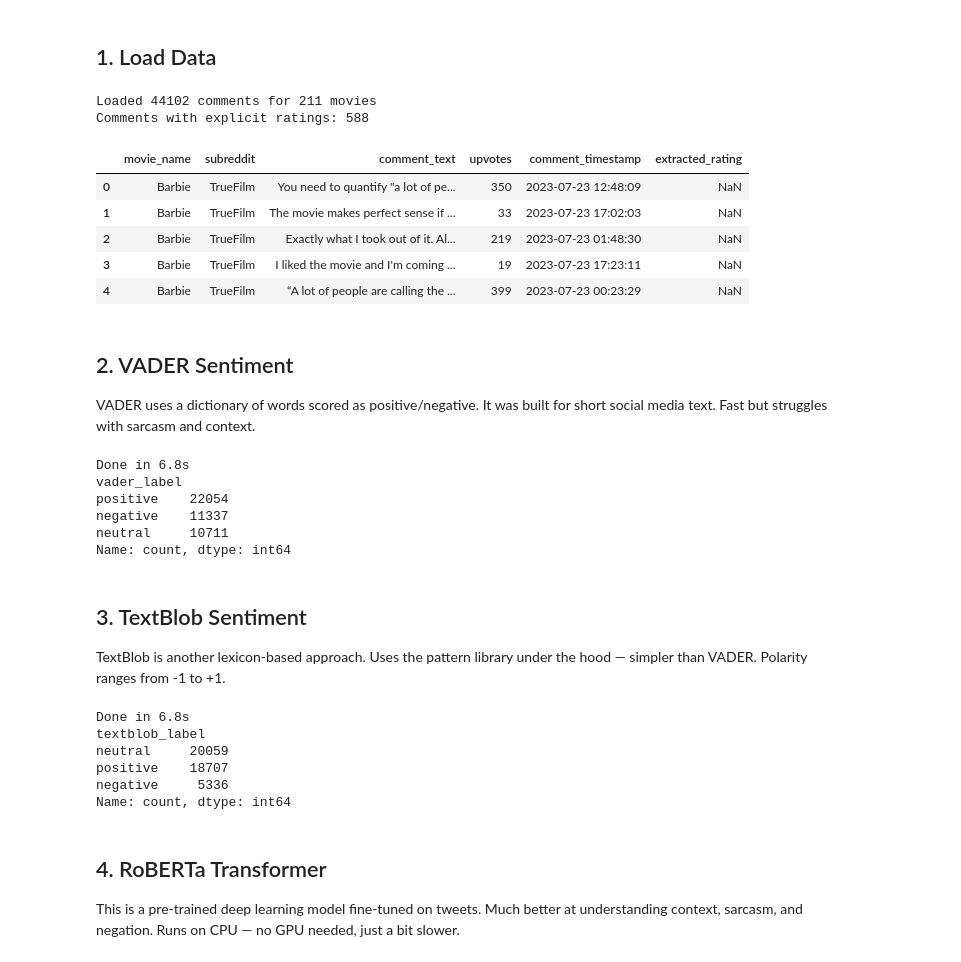
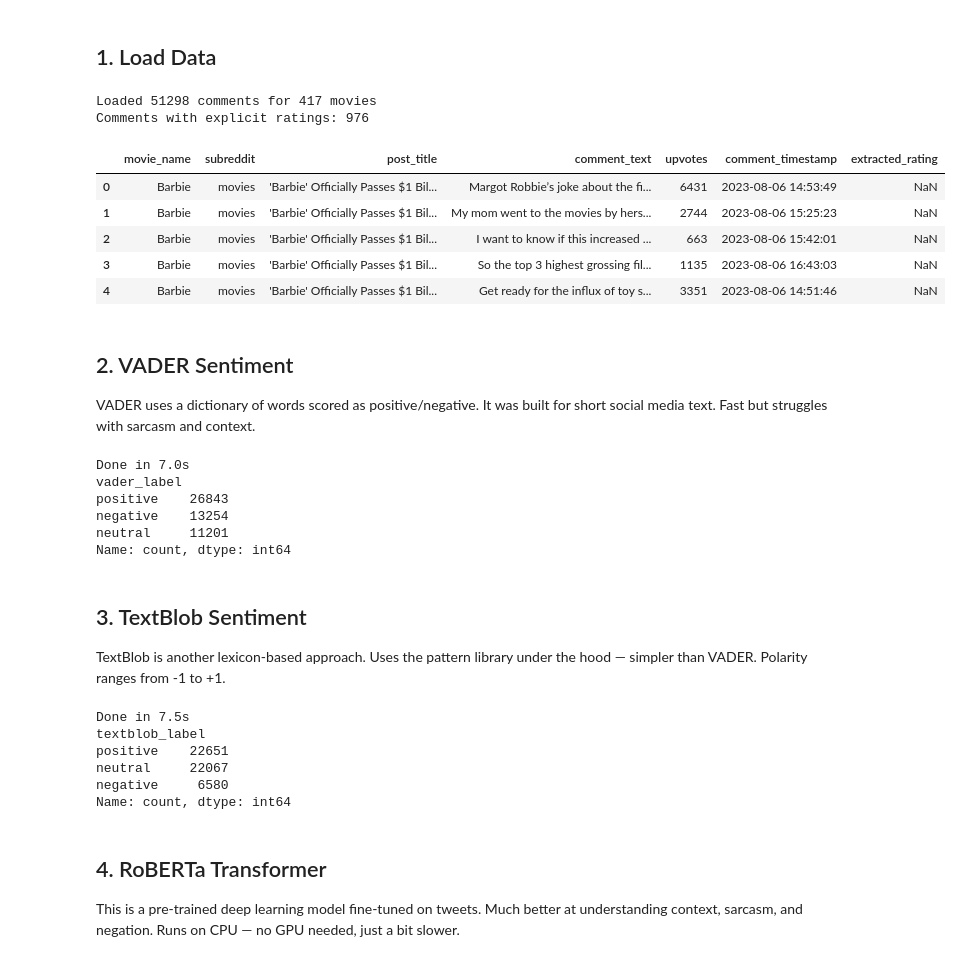
Before and after one commit to athulyabiju23/moviepulse, a Jupyter notebook: sentiment_analysis_v2.ipynb, the cells around one changed output. Saved outputs shown, nothing was run; the diff lists cells and outputs as text; code cells hidden in the pictures.

```diff
--- a/sentiment_analysis_v2.ipynb
+++ b/sentiment_analysis_v2.ipynb
@@ -33,21 +51,20 @@ All libraries loaded!
 # %%
 # loading from CSV backup — switch to Snowflake if you want
 # df = pd.read_sql("SELECT * FROM raw.reddit_comments", conn)
-
-df = pd.read_csv("data/reddit_raw_v2_backup.csv")
+df = pd.read_csv("data/reddit_raw_v3_backup.csv")
 
 print(f"Loaded {len(df)} comments for {df['movie_name'].nunique()} movies")
 print(f"Comments with explicit ratings: {df['extracted_rating'].notna().sum()}")
 df.head()
 # %% [output]
-Loaded 44102 comments for 211 movies
-Comments with explicit ratings: 588
+Loaded 51298 comments for 417 movies
+Comments with explicit ratings: 976
-|  | movie_name | subreddit | comment_text | upvotes | comment_timestamp | extracted_rating |
-| 0 | Barbie | TrueFilm | You need to quantify "a lot of pe... | 350 | 2023-07-23 12:48:09 | NaN |
-| 1 | Barbie | TrueFilm | The movie makes perfect sense if ... | 33 | 2023-07-23 17:02:03 | NaN |
-| 2 | Barbie | TrueFilm | Exactly what I took out of it. Al... | 219 | 2023-07-23 01:48:30 | NaN |
-| 3 | Barbie | TrueFilm | I liked the movie and I'm coming ... | 19 | 2023-07-23 17:23:11 | NaN |
-| 4 | Barbie | TrueFilm | “A lot of people are calling the ... | 399 | 2023-07-23 00:23:29 | NaN |
+|  | movie_name | subreddit | post_title | comment_text | upvotes | comment_timestamp | extracted_rating |
+| 0 | Barbie | movies | 'Barbie' Officially Passes $1 Bil... | Margot Robbie’s joke about the fi... | 6431 | 2023-08-06 14:53:49 | NaN |
+| 1 | Barbie | movies | 'Barbie' Officially Passes $1 Bil... | My mom went to the movies by hers... | 2744 | 2023-08-06 15:25:23 | NaN |
+| 2 | Barbie | movies | 'Barbie' Officially Passes $1 Bil... | I want to know if this increased ... | 663 | 2023-08-06 15:42:01 | NaN |
+| 3 | Barbie | movies | 'Barbie' Officially Passes $1 Bil... | So the top 3 highest grossing fil... | 1135 | 2023-08-06 16:43:03 | NaN |
+| 4 | Barbie | movies | 'Barbie' Officially Passes $1 Bil... | Get ready for the influx of toy s... | 3351 | 2023-08-06 14:51:46 | NaN |
 # %% [markdown]
 ## 2. VADER Sentiment
 
@@ -81,11 +98,11 @@ df[["vader_score", "vader_label", "vader_compound"]] = df["comment_text"].apply(
 print(f"Done in {round(time.time() - start, 1)}s")
 print(df["vader_label"].value_counts())
 # %% [output]
-Done in 6.8s
+Done in 7.0s
 vader_label
-positive    22054
-negative    11337
-neutral     10711
+positive    26843
+negative    13254
+neutral     11201
 Name: count, dtype: int64
 # %% [markdown]
 ## 3. TextBlob Sentiment
@@ -118,11 +135,11 @@ df[["textblob_score", "textblob_label", "textblob_polarity"]] = df["comment_text
 print(f"Done in {round(time.time() - start, 1)}s")
 print(df["textblob_label"].value_counts())
 # %% [output]
-Done in 6.8s
+Done in 7.5s
 textblob_label
-neutral     20059
-positive    18707
-negative     5336
+positive    22651
+neutral     22067
+negative     6580
 Name: count, dtype: int64
 # %% [markdown]
 ## 4. RoBERTa Transformer
```
Also changed, not shown: parts of 15 cells of this notebook, 14 other files.
